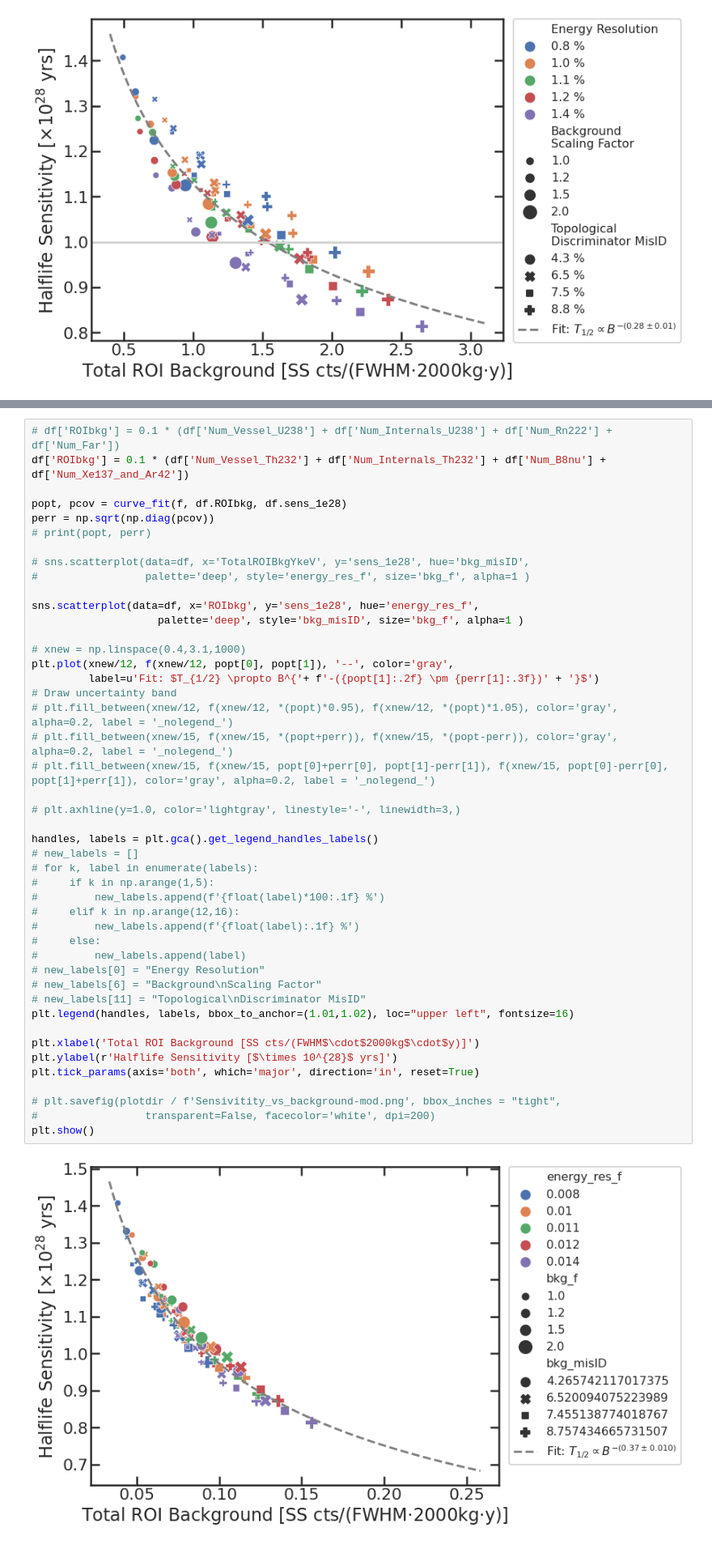
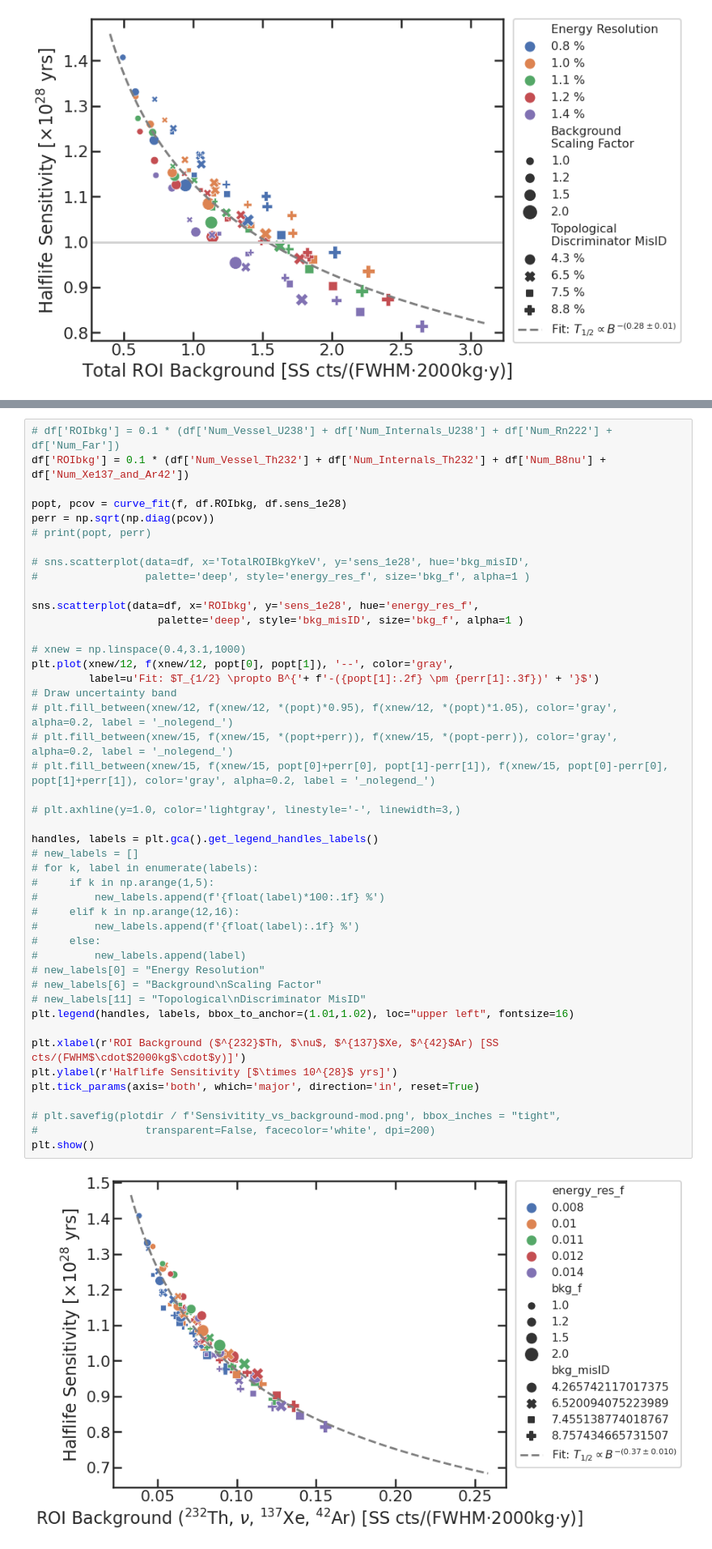
Before and after one commit to YMTheory/sensitivity, a Jupyter notebook: work/SensitivityPaper2020_scripts/MultivariationStudy/multivar analysis full.ipynb, the cells around one changed output, grey strips where cells are left out. Shown at 81% size. Drawn from its saved outputs; the diff is of its cells as text.

Commit message:
Minor tweaks to plots in Multivar Study

```diff
--- a/work/SensitivityPaper2020_scripts/MultivariationStudy/multivar analysis full.ipynb
+++ b/work/SensitivityPaper2020_scripts/MultivariationStudy/multivar analysis full.ipynb
@@ -755,32 +757,32 @@ sns.scatterplot(data=df, x='ROIbkg', y='sens_1e28', hue='energy_res_f',
 plt.plot(xnew/12, f(xnew/12, popt[0], popt[1]), '--', color='gray',
          label=u'Fit: $T_{1/2} \propto B^{'+ f'-({popt[1]:.2f} \pm {perr[1]:.3f})' + '}$')
 # Draw uncertainty band
 # plt.fill_between(xnew/12, f(xnew/12, *(popt)*0.95), f(xnew/12, *(popt)*1.05), color='gray', alpha=0.2, label = '_nolegend_')
 # plt.fill_between(xnew/15, f(xnew/15, *(popt+perr)), f(xnew/15, *(popt-perr)), color='gray', alpha=0.2, label = '_nolegend_')
 # plt.fill_between(xnew/15, f(xnew/15, popt[0]+perr[0], popt[1]-perr[1]), f(xnew/15, popt[0]-perr[0], popt[1]+perr[1]), color='gray', alpha=0.2, label = '_nolegend_')
 
 # plt.axhline(y=1.0, color='lightgray', linestyle='-', linewidth=3,)
 
 handles, labels = plt.gca().get_legend_handles_labels()
 # new_labels = []
 # for k, label in enumerate(labels):
 #     if k in np.arange(1,5):
 #         new_labels.append(f'{float(label)*100:.1f} %')
 #     elif k in np.arange(12,16):
 #         new_labels.append(f'{float(label):.1f} %')
 #     else:
 #         new_labels.append(label)
 # new_labels[0] = "Energy Resolution"
 # new_labels[6] = "Background\nScaling Factor"
 # new_labels[11] = "Topological\nDiscriminator MisID"
 plt.legend(handles, labels, bbox_to_anchor=(1.01,1.02), loc="upper left", fontsize=16)
 
-plt.xlabel('Total ROI Background [SS cts/(FWHM$\cdot$2000kg$\cdot$y)]')
+plt.xlabel(r'ROI Background ($^{232}$Th, $\nu$, $^{137}$Xe, $^{42}$Ar) [SS cts/(FWHM$\cdot$2000kg$\cdot$y)]')
 plt.ylabel(r'Halflife Sensitivity [$\times 10^{28}$ yrs]')
 plt.tick_params(axis='both', which='major', direction='in', reset=True)
 
 # plt.savefig(plotdir / f'Sensivitity_vs_background-mod.png', bbox_inches = "tight",
 #                 transparent=False, facecolor='white', dpi=200)
 plt.show()
 # %% [output]
-[figure, old version]
+[figure, new version]
```
Also changed, not shown: parts of 3 cells of this notebook.
